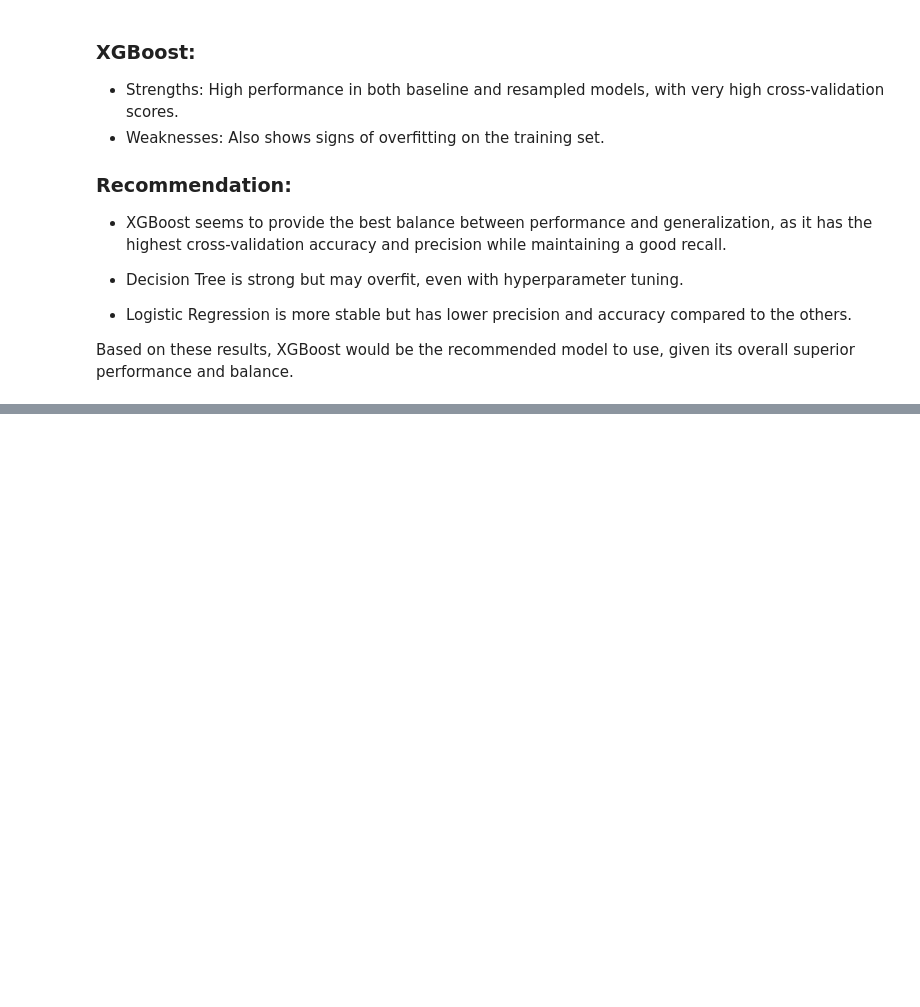
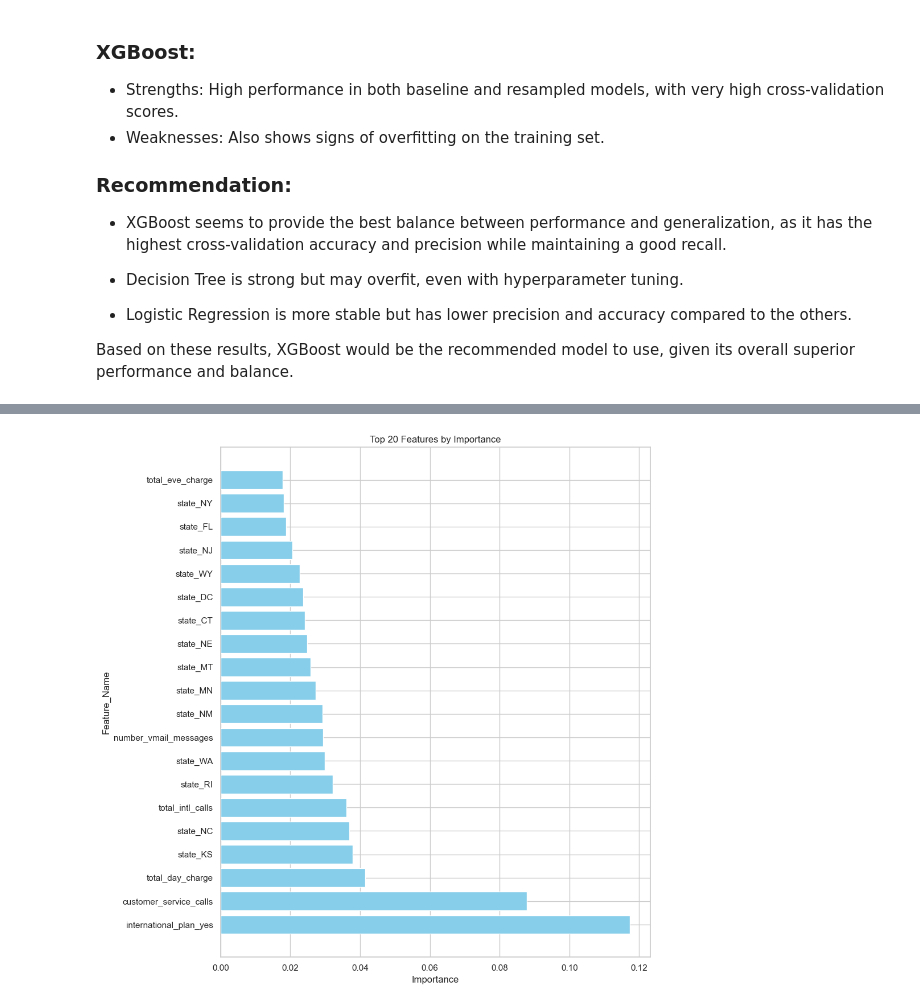
Before and after one commit to bedankibunja/SyriaTel-customer-project, a Jupyter notebook: Untitled.ipynb, the cells around one changed output, grey strips where cells are left out. Drawn from its saved outputs; the diff is of its cells as text; code cells hidden in the pictures; blank space fills up the shorter version.

```diff
--- a/Untitled.ipynb
+++ b/Untitled.ipynb
@@ -812,0 +887,17 @@ print(f'Best Recall Score: {xgbc_new.best_score_}')
+# %%
+import pandas as pd
+
+# Create a list of feature names and their corresponding importance values
+feature_importance_list = [(feature, importance) for feature, importance in zip(X_train_res.columns, xgbc_new.best_estimator_.feature_importances_)]
+
+# Create a DataFrame with custom column names
+feature_importance_df = pd.DataFrame(feature_importance_list, columns=['Feature_Name', 'Importance_Value'])
+
+# Sort the DataFrame by importance value in descending order and reset the index
+sorted_features_df = feature_importance_df.sort_values(by='Importance_Value', ascending=False).reset_index(drop=True)
+
+# Select the top 20 features with the highest importance values
+top_20_features_df = sorted_features_df.head(20)
+
+# Display the top features
+print(top_20_features_df)
@@ -812,0 +922,19 @@ print(f'Best Recall Score: {xgbc_new.best_score_}')
+# %%
+import matplotlib.pyplot as plt
+
+# Create a horizontal bar plot
+fig, ax = plt.subplots(figsize=(10, 10))
+
+# Plot the features and their importance values
+ax.barh(top_20_features_df['Feature_Name'], top_20_features_df['Importance_Value'], color='skyblue')
+
+# Set the title and labels
+ax.set_title('Top 20 Features by Importance')
+ax.set_xlabel('Importance')
+ax.set_ylabel('Feature_Name')
+
+# Display the plot
+plt.tight_layout()
+plt.show()
+# %% [output]
+[figure, added]
```
Also changed, not shown: parts of 27 cells of this notebook.
